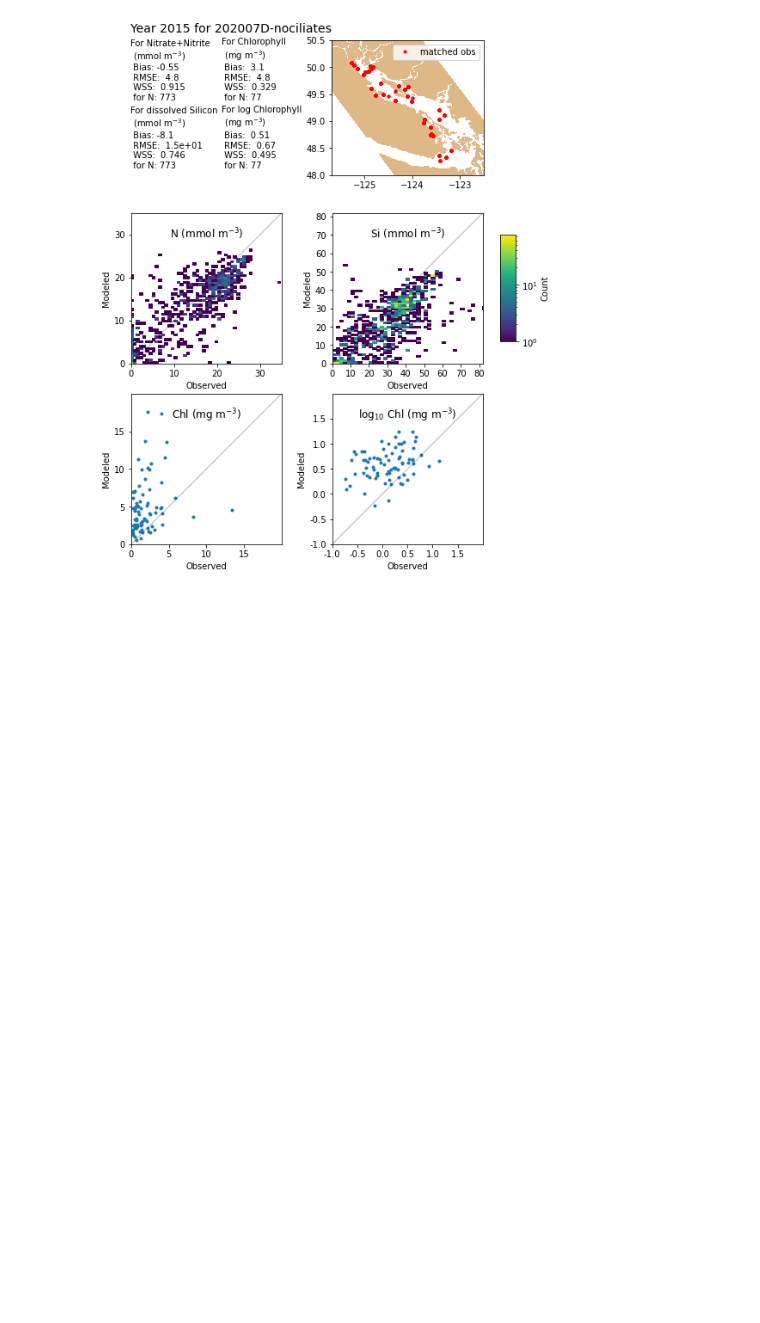
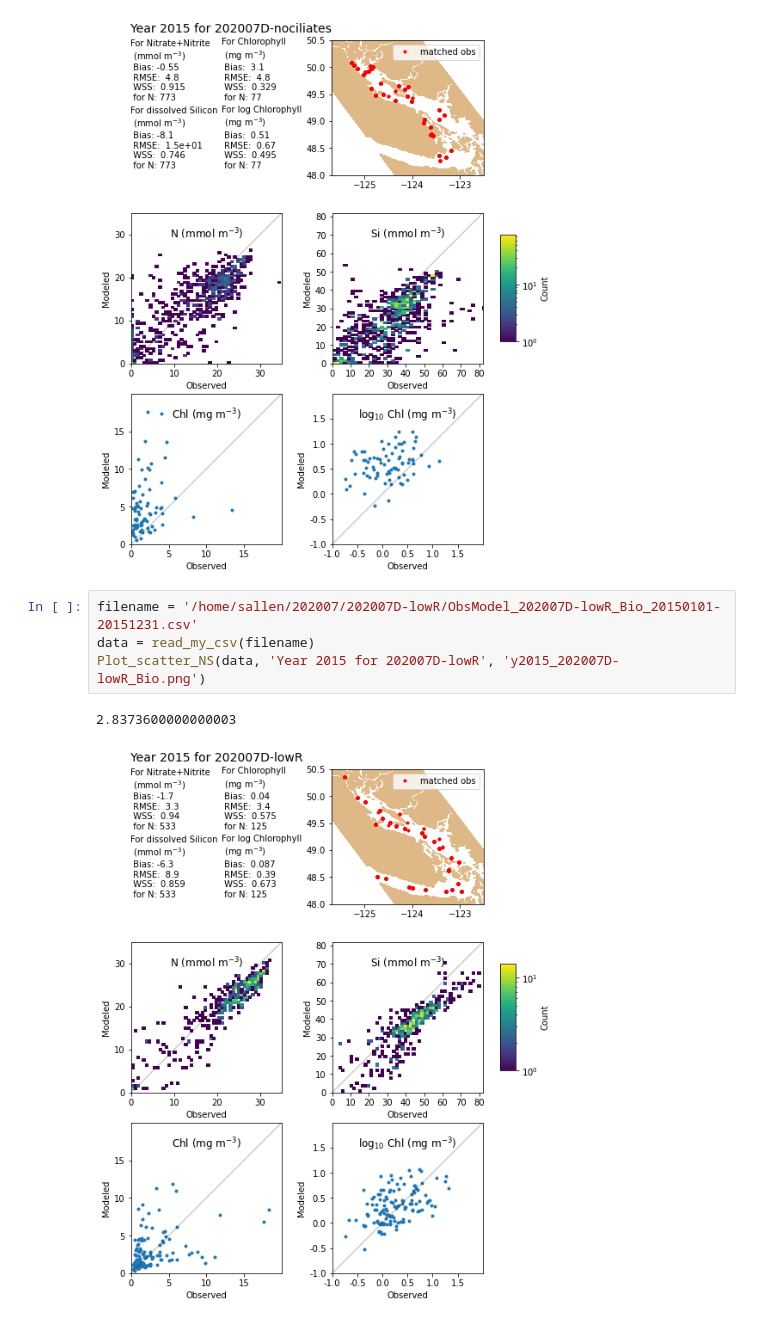
Before and after one commit to SalishSeaCast/analysis-susan, a Jupyter notebook: notebooks/Tuning/BioStatistics.ipynb, the cells around one changed output. Saved outputs shown, nothing was run; the diff lists cells and outputs as text; blank space fills up the shorter version.

```diff
--- a/notebooks/Tuning/BioStatistics.ipynb
+++ b/notebooks/Tuning/BioStatistics.ipynb
@@ -484,3 +498,10 @@ data = read_psf_csv(filename)
 Plot_scatter_NS(data, 'Year 2015 for 202007D-nociliates', 'y2015_202007D-nociliates_PSF.png')
 # %% [output]
 [figure]
+# %%
+filename = '/home/sallen/202007/202007D-lowR/ObsModel_202007D-lowR_Bio_20150101-20151231.csv'
+data = read_my_csv(filename)
+Plot_scatter_NS(data, 'Year 2015 for 202007D-lowR', 'y2015_202007D-lowR_Bio.png')
+# %% [output]
+2.8373600000000003
+[figure, added]
```
Also changed, not shown: parts of 6 cells of this notebook, 1 other file.
